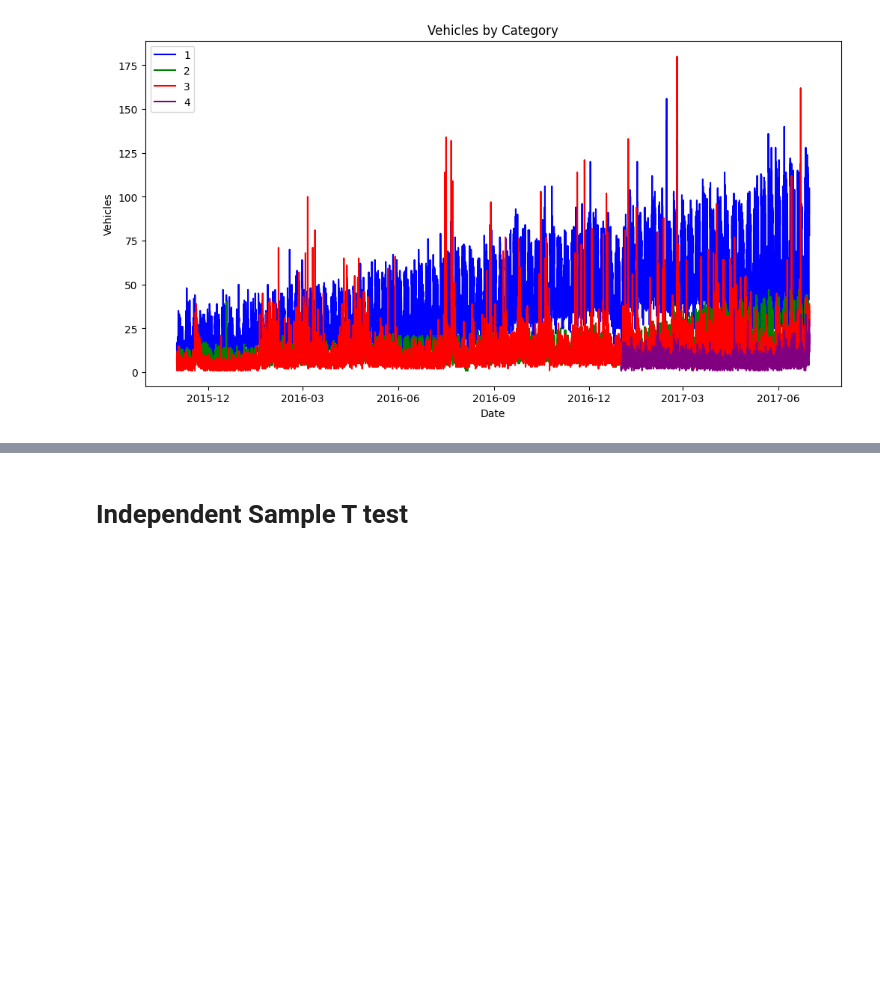
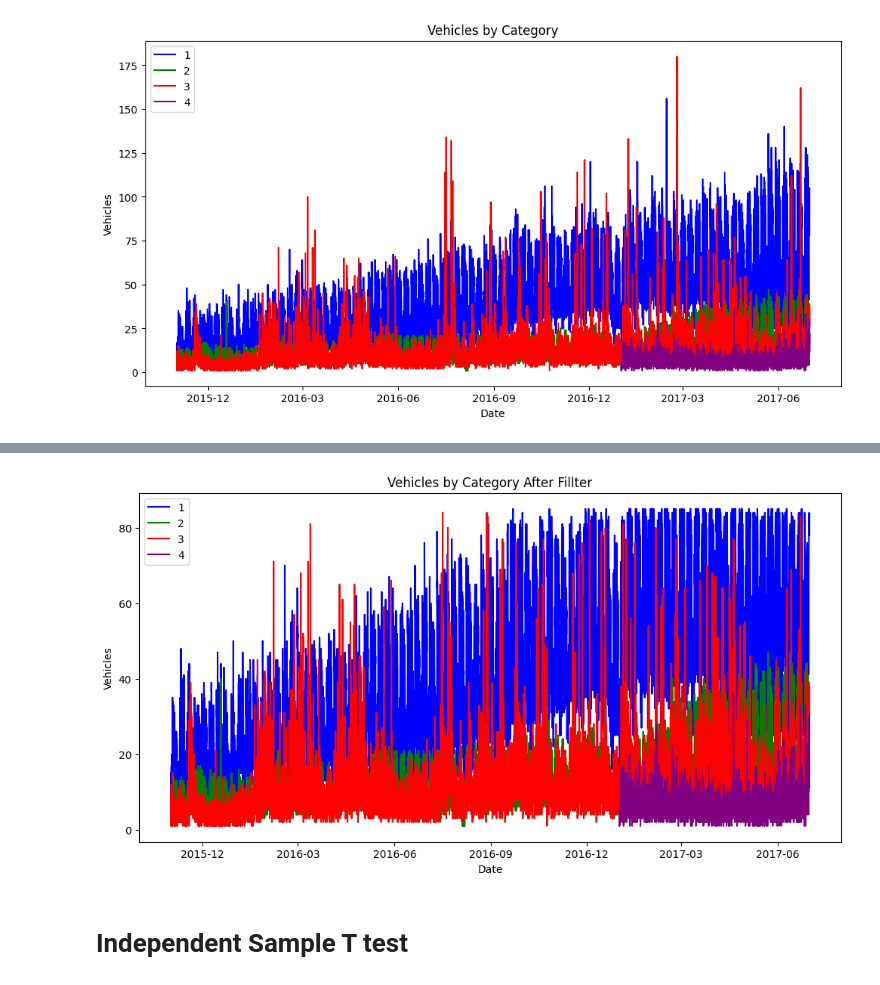
Before and after one commit to Shauun-Cheeng/Smart-City, a Jupyter notebook: smart-city-traffic-patterns.ipynb, the cells around one changed output, grey strips where cells are left out. Drawn from its saved outputs; the diff is of its cells as text; code cells hidden in the pictures; blank space fills up the shorter version.

```diff
--- a/smart-city-traffic-patterns.ipynb
+++ b/smart-city-traffic-patterns.ipynb
@@ -147,0 +153,7 @@ plt.show()
+# %%
+from scipy import stats
+
+# Find outliers using z-scores
+z_scores = np.abs(stats.zscore(train['Vehicles']))
+threshold = 3
+print(train['Vehicles'][(z_scores > threshold)])
@@ -148,3 +173,32 @@ plt.show()
+# %%
+# Filter the DataFrame based on Z-score
+filtered_train = train[z_scores < threshold]
+
+# Pandas.cut by junction
+grouped = filtered_train.groupby('Junction')
+
+# Set colors
+colors = ['blue', 'green', 'red', 'purple']
+
+# Plt.plot
+plt.figure(figsize=(12, 6))
+
+for i, (name, group) in enumerate(grouped):
+    plt.plot(pd.to_datetime(group['DateTime']), group['Vehicles'], color=colors[i], label=name)
+
+# X Set xlabel by datetime
+plt.gca().xaxis.set_major_locator(mdates.MonthLocator(interval=3))
+plt.gca().xaxis.set_major_formatter(mdates.DateFormatter('%Y-%m'))
+
+# Set the title and label
+plt.title('Vehicles by Category After Fillter')
+plt.xlabel('Date')
+plt.ylabel('Vehicles')
+plt.legend()
+
+plt.show()
+# %% [output]
+[figure, added]
 # %% [markdown]
 # Independent Sample T test
 # %%
```
Also changed, not shown: parts of 14 cells of this notebook.
